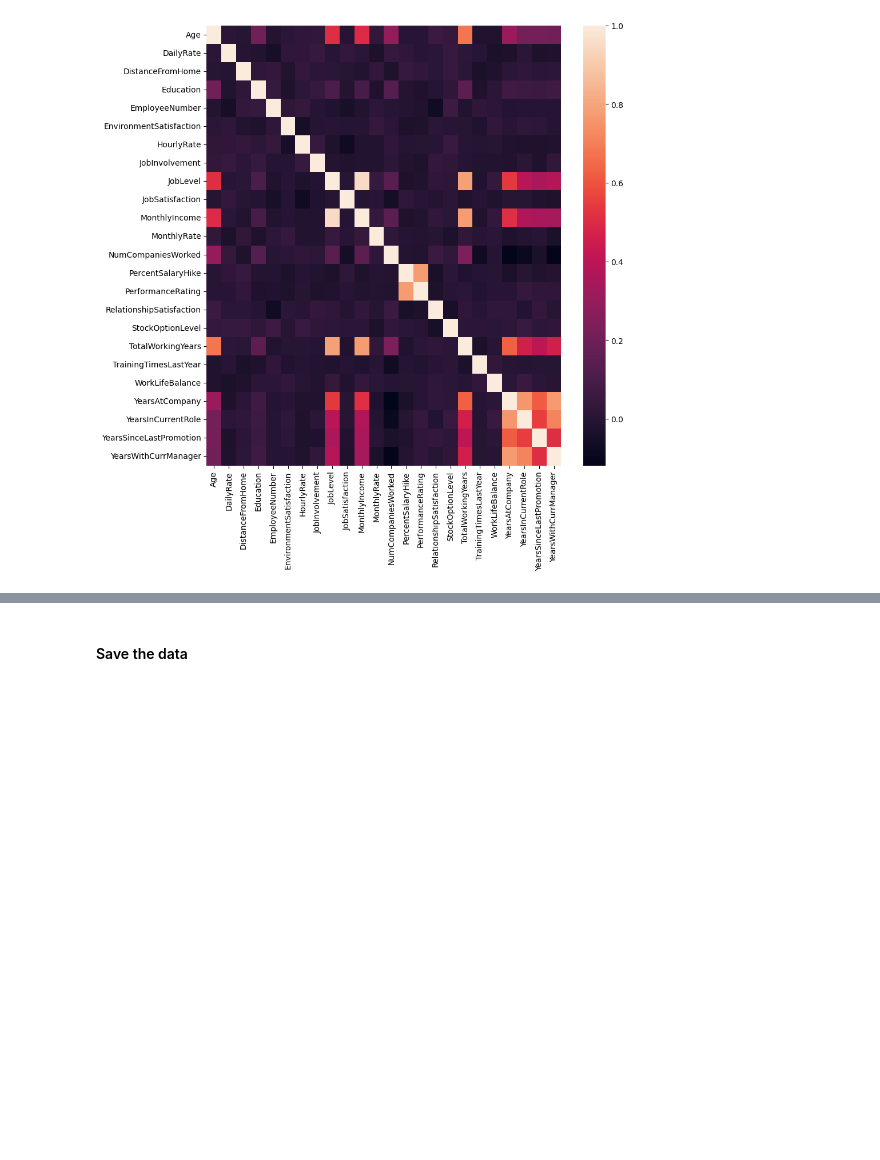
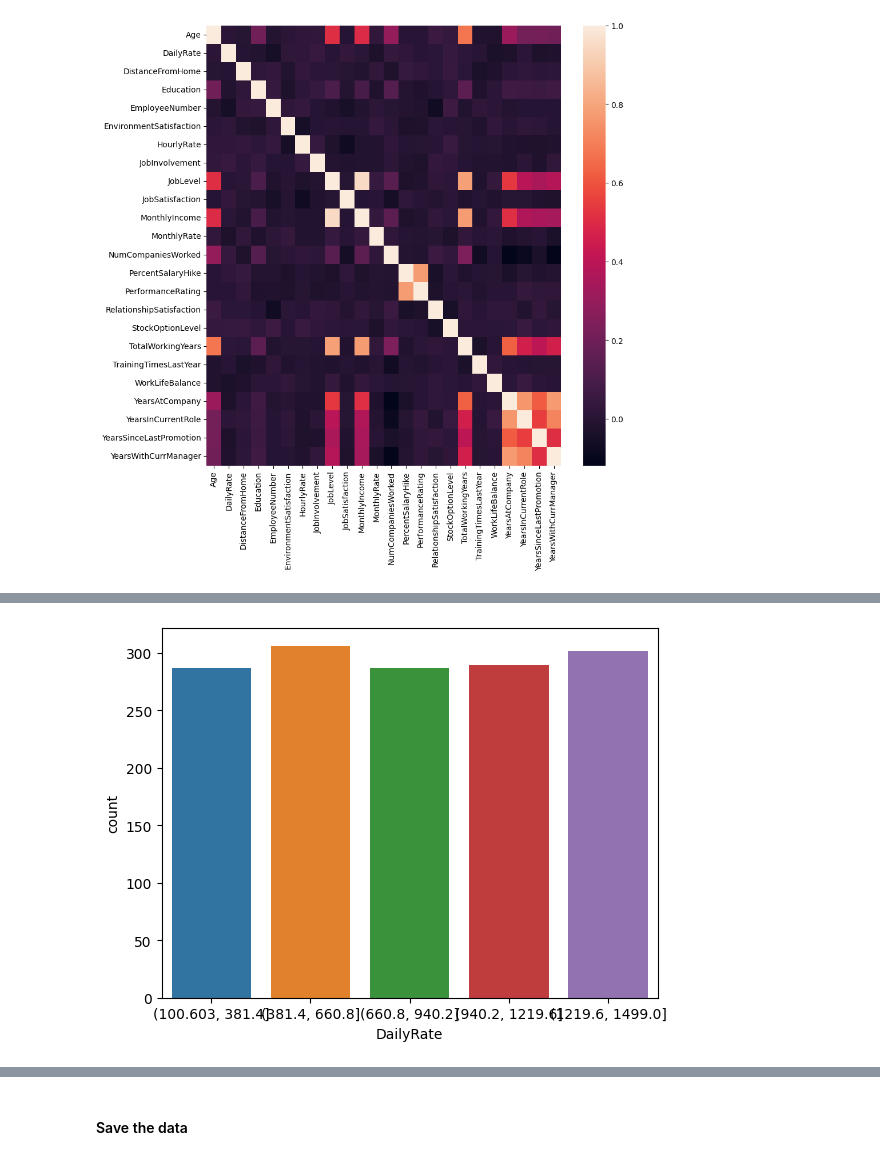
Before and after one commit to ldebele/Employee-Attrition-Prediction, a Jupyter notebook: notebooks/EDA.ipynb, the cells around one changed output, grey strips where cells are left out. Cells and saved outputs as stored; diff of their text form; code cells hidden in the pictures; blank space fills up the shorter version.

```diff
--- a/notebooks/EDA.ipynb
+++ b/notebooks/EDA.ipynb
@@ -104,0 +142,8 @@ sns.heatmap(corr, annot=False, ax=ax);
+# %%
+# grouped the daily rate and montly rating
+df["DailyRate"] = pd.cut(df["DailyRate"], bins=5)
+df['MonthlyRate'] = pd.cut(df["MonthlyRate"], bins=5)
+# %%
+sns.countplot(x='DailyRate', data=df);
+# %% [output]
+[figure, added]
```
Also changed, not shown: parts of 23 cells of this notebook, 3 other files.
